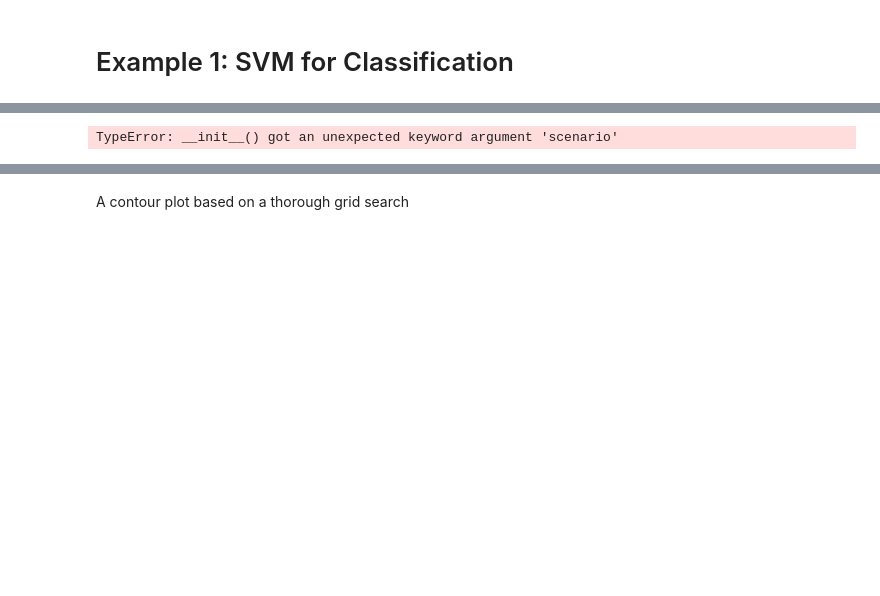
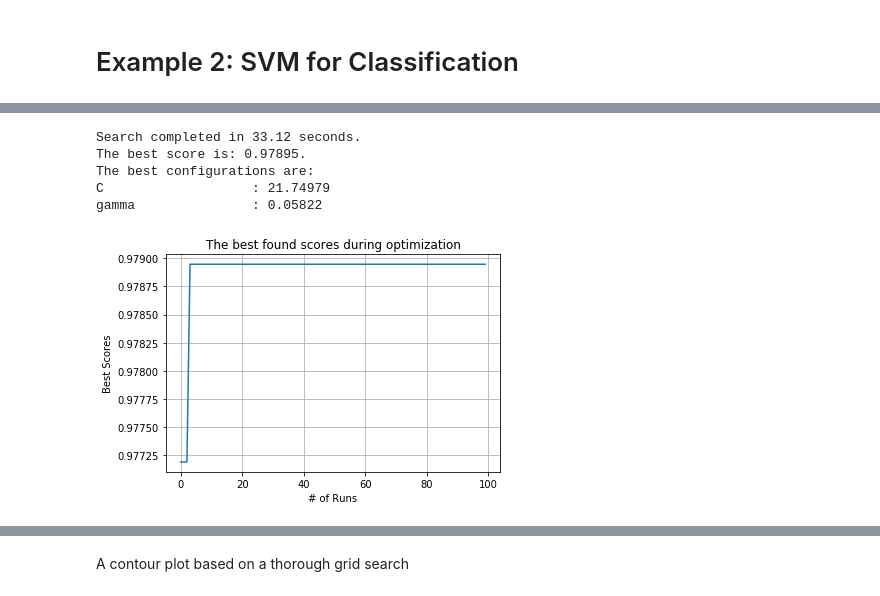
Before and after one commit to ZebinYang/SeqUD, a Jupyter notebook: examples/demo_SMAC.ipynb, the cells around one changed output, grey strips where cells are left out. Drawn from its saved outputs; the diff is of its cells as text; code cells hidden in the pictures; blank space fills up the shorter version.

```diff
--- a/examples/demo_SMAC.ipynb
+++ b/examples/demo_SMAC.ipynb
@@ -1,5 +30,5 @@
 # %% [markdown]
-# Example 1: SVM for Classification
+# Example 2: SVM for Classification
 # %%
 import numpy as np
 from sklearn import svm
@@ -9,7 +38,7 @@ from sklearn.model_selection import KFold
 from sklearn.preprocessing import MinMaxScaler
 from sklearn.model_selection import cross_val_score
 from sklearn.metrics import make_scorer, accuracy_score
-from seqmm.pybayopt import SMAC
+from seqmm.pybayopt import SMACOPT
 
 sx = MinMaxScaler()
 dt = datasets.load_breast_cancer()
@@ -23,7 +52,7 @@ estimator = svm.SVC()
 score_metric = make_scorer(accuracy_score, True)
 cv = KFold(n_splits=5, random_state=0, shuffle=True)
 
-clf = SMAC(estimator, cv, ParaSpace, max_runs = 100, refit = True, verbose = True)
+clf = SMACOPT(ParaSpace, max_runs = 100, estimator = estimator, cv = cv, refit = True, verbose = True)
 clf.fit(x, y)
 clf.plot_scores()
 # %% [output]
@@ -30 +60,6 @@ clf.plot_scores()
-TypeError: __init__() got an unexpected keyword argument 'scenario'
+Search completed in 33.12 seconds.
+The best score is: 0.97895.
+The best configurations are:
+C                   : 21.74979
+gamma               : 0.05822
+[figure, added]
```
Also changed, not shown: parts of 9 cells of this notebook, 19 other files.
